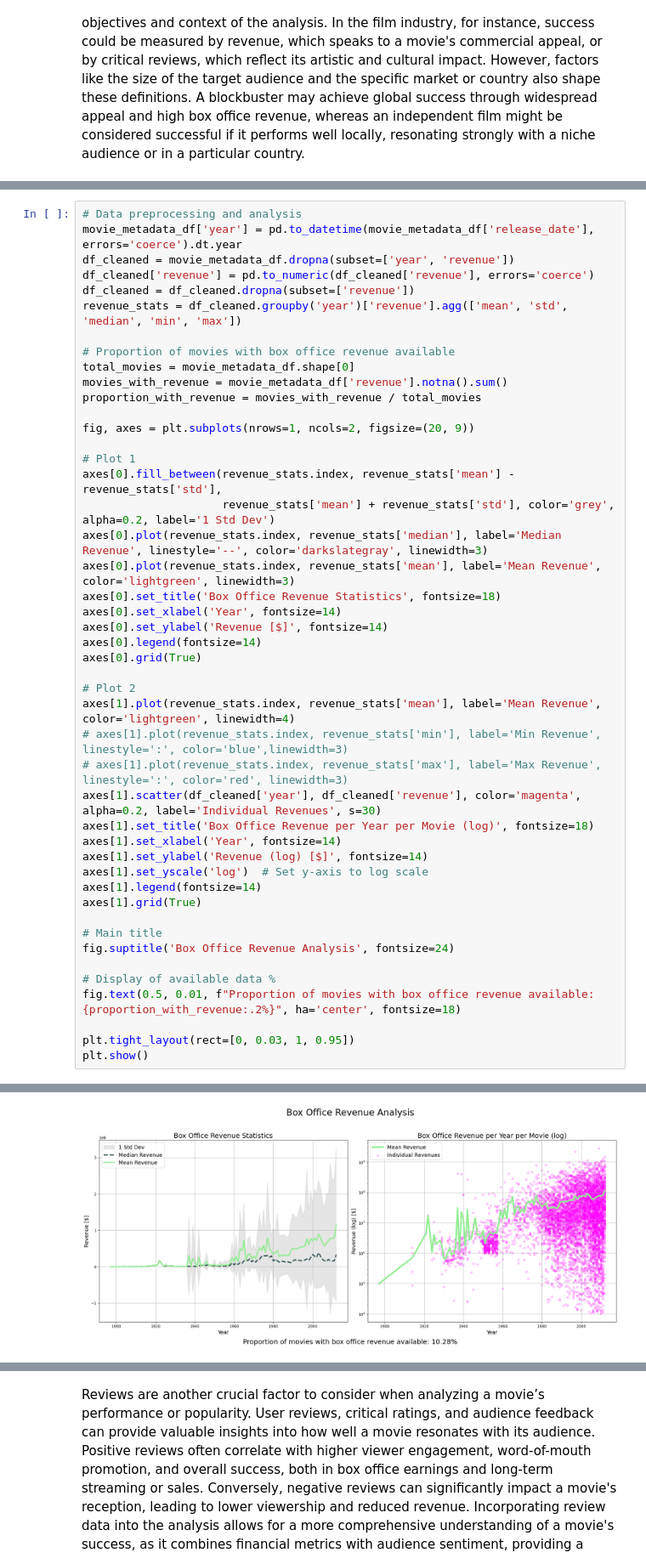
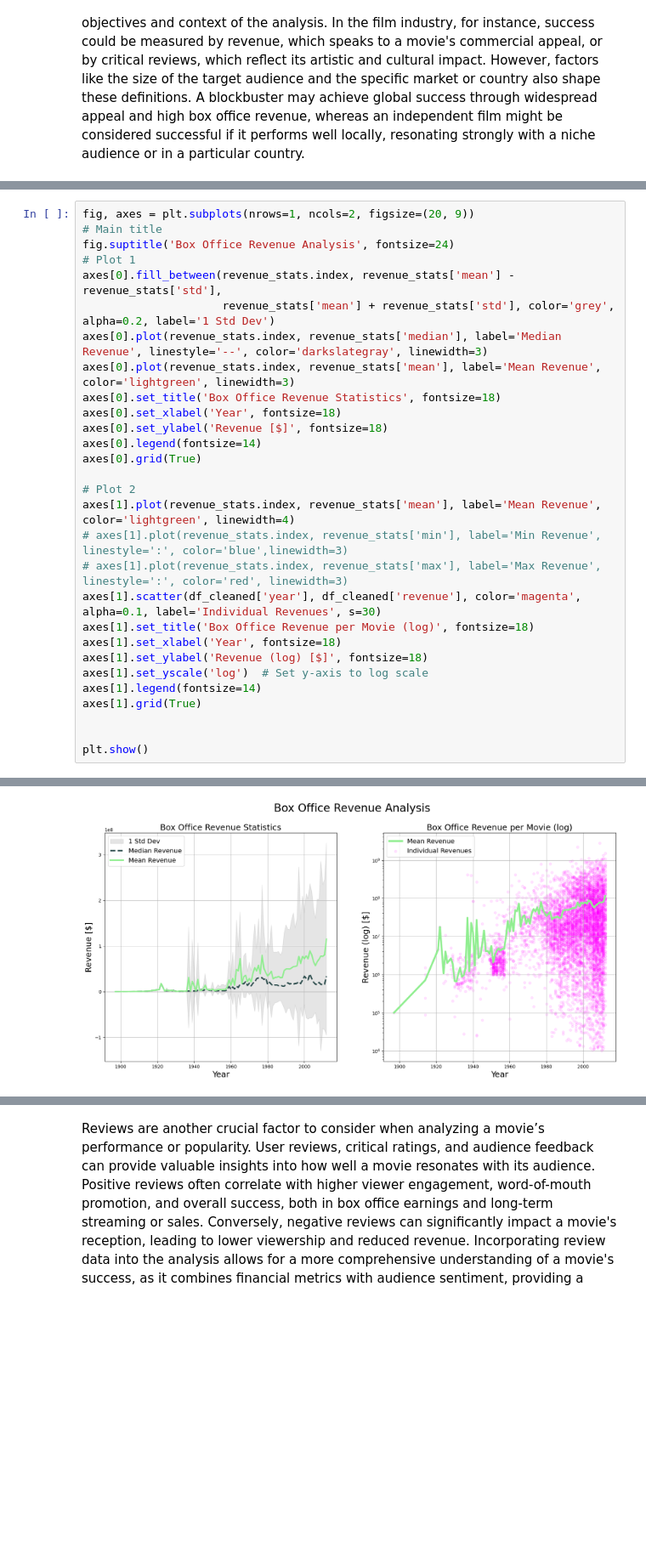
Before and after one commit to epfl-ada/ada-2024-project-spaghetti-raclette-tangyuan-horizon-nexus, a Jupyter notebook: results.ipynb, the cells around one changed output, grey strips where cells are left out. Shown at 85% size. Saved outputs shown, nothing was run; the diff lists cells and outputs as text; blank space fills up the shorter version.

```diff
--- a/results.ipynb
+++ b/results.ipynb
@@ -159,28 +200,17 @@ The variance in movie revenues has not remained constant over time, indicating a
 
 Revenue data shows distinct spikes of interest in movies across different decades, indicating varying peaks of popularity over time. However, relying on revenue alone to measure a movie’s success has limitations. Local successes in smaller countries with high popularity but lower revenue can be overlooked, and differences in purchasing power between rich and poor countries create disparities in revenue data. Additionally, without adjusting for inflation, revenue figures can misrepresent a movie’s true economic impact over time. Therefore, revenue alone is not a reliable indicator to fully explain a movie’s success. Other metrics should be considered for a more comprehensive understanding.
 # %%
-# Data preprocessing and analysis
-movie_metadata_df['year'] = pd.to_datetime(movie_metadata_df['release_date'], errors='coerce').dt.year
-df_cleaned = movie_metadata_df.dropna(subset=['year', 'revenue'])
-df_cleaned['revenue'] = pd.to_numeric(df_cleaned['revenue'], errors='coerce')
-df_cleaned = df_cleaned.dropna(subset=['revenue'])
-revenue_stats = df_cleaned.groupby('year')['revenue'].agg(['mean', 'std', 'median', 'min', 'max'])
-
-# Proportion of movies with box office revenue available
-total_movies = movie_metadata_df.shape[0]
-movies_with_revenue = movie_metadata_df['revenue'].notna().sum()
-proportion_with_revenue = movies_with_revenue / total_movies
-
 fig, axes = plt.subplots(nrows=1, ncols=2, figsize=(20, 9))
-
+# Main title
+fig.suptitle('Box Office Revenue Analysis', fontsize=24)
 # Plot 1
 axes[0].fill_between(revenue_stats.index, revenue_stats['mean'] - revenue_stats['std'],
                      revenue_stats['mean'] + revenue_stats['std'], color='grey', alpha=0.2, label='1 Std Dev')
 axes[0].plot(revenue_stats.index, revenue_stats['median'], label='Median Revenue', linestyle='--', color='darkslategray', linewidth=3)
 axes[0].plot(revenue_stats.index, revenue_stats['mean'], label='Mean Revenue', color='lightgreen', linewidth=3)
 axes[0].set_title('Box Office Revenue Statistics', fontsize=18)
-axes[0].set_xlabel('Year', fontsize=14)
-axes[0].set_ylabel('Revenue [$]', fontsize=14)
+axes[0].set_xlabel('Year', fontsize=18)
+axes[0].set_ylabel('Revenue [$]', fontsize=18)
 axes[0].legend(fontsize=14)
 axes[0].grid(True)
 
@@ -188,20 +218,14 @@ axes[0].grid(True)
 axes[1].plot(revenue_stats.index, revenue_stats['mean'], label='Mean Revenue', color='lightgreen', linewidth=4)
 # axes[1].plot(revenue_stats.index, revenue_stats['min'], label='Min Revenue', linestyle=':', color='blue',linewidth=3)
 # axes[1].plot(revenue_stats.index, revenue_stats['max'], label='Max Revenue', linestyle=':', color='red', linewidth=3)
-axes[1].scatter(df_cleaned['year'], df_cleaned['revenue'], color='magenta', alpha=0.2, label='Individual Revenues', s=30)
-axes[1].set_title('Box Office Revenue per Year per Movie (log)', fontsize=18)
-axes[1].set_xlabel('Year', fontsize=14)
-axes[1].set_ylabel('Revenue (log) [$]', fontsize=14)
+axes[1].scatter(df_cleaned['year'], df_cleaned['revenue'], color='magenta', alpha=0.1, label='Individual Revenues', s=30)
+axes[1].set_title('Box Office Revenue per Movie (log)', fontsize=18)
+axes[1].set_xlabel('Year', fontsize=18)
+axes[1].set_ylabel('Revenue (log) [$]', fontsize=18)
 axes[1].set_yscale('log')  # Set y-axis to log scale
 axes[1].legend(fontsize=14)
 axes[1].grid(True)
 
-# Main title
-fig.suptitle('Box Office Revenue Analysis', fontsize=24)
 
-# Display of available data %
-fig.text(0.5, 0.01, f"Proportion of movies with box office revenue available: {proportion_with_revenue:.2%}", ha='center', fontsize=18)
-
-plt.tight_layout(rect=[0, 0.03, 1, 0.95])
 plt.show()
 # %% [output]
@@ -213 +232 @@ See the caveats in the documentation: https://pandas.pydata.org/pandas-docs/stab
-[figure, old version]
+[figure, new version]
```
Also changed, not shown: parts of 12 cells of this notebook.
